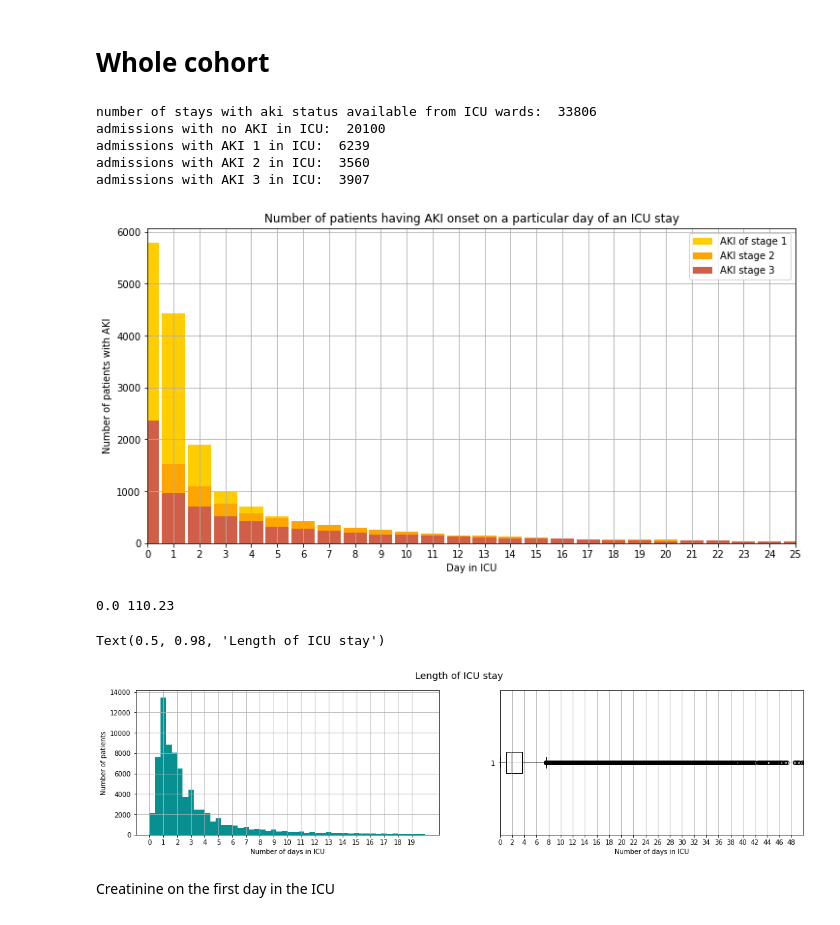
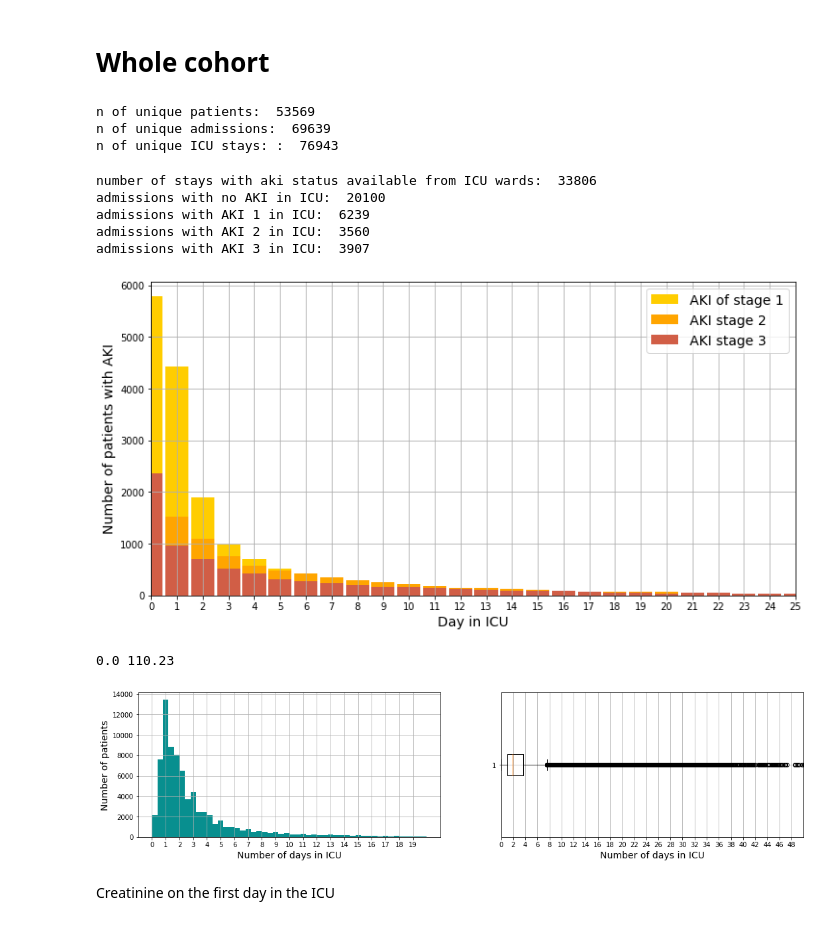
Before and after one commit to maslenkovas/aki_prediction, a Jupyter notebook: other/Cohort_analysis.ipynb, the cells around one changed output. Drawn from its saved outputs; the diff is of its cells as text; code cells hidden in the pictures.

```diff
--- a/other/Cohort_analysis.ipynb
+++ b/other/Cohort_analysis.ipynb
@@ -71,5 +88,13 @@ data_icustays['outtime'] = pd.to_datetime(data_icustays['outtime'], format=forma
 # %% [markdown]
 # Whole cohort
+# %%
+print('n of unique patients: ', (data_icustays.subject_id.unique().shape[0]))
+print('n of unique admissions: ', (data_icustays.hadm_id.unique().shape[0]))
+print('n of unique ICU stays: : ', (data_icustays.stay_id.unique().shape[0]))
+# %% [output]
+n of unique patients:  53569
+n of unique admissions:  69639
+n of unique ICU stays: :  76943
 # %%
 print('number of stays with aki status available from ICU wards: ', \
                     aki_stage_labels_second_day.stay_id.unique().shape[0])
@@ -122,42 +147,41 @@ fig, (ax2) = plt.subplots(1, 1, figsize=(12, 6), sharex=False)
 ax2.set_xticks(index1)
 # ax2.set_yticks(np.arange(0, 3000, 100))
 ax2.set_xlim([0,25])
-ax2.set_xlabel('Day in ICU')
-ax2.set_ylabel('Number of patients with AKI')
+ax2.set_xlabel('Day in ICU', fontsize = 14)
+ax2.set_ylabel('Number of patients with AKI', fontsize = 14)
 # ax2.bar(index0, values0, width=0.9, label='AKI of any stage')
 ax2.bar(index1, values1, width=0.9, label='AKI of stage 1', color='#FFCD00')
 ax2.bar(index2, values2, width=0.9, label='AKI stage 2', color='orange')
 ax2.bar(index3, values3, width=0.9, label='AKI stage 3', color='#D15E46')
-ax2.set_title('Number of patients having AKI onset on a particular day of an ICU stay')
+# ax2.set_title('Number of patients having AKI onset on a particular day of an ICU stay')
 ax2.grid(True)
-ax2.legend()
+ax2.legend( fontsize = 14)
 
 plt.show()
 # %% [output]
-[figure, old version]
+[figure, new version]
 # %%
 from matplotlib import pyplot as plt
 
 print(np.round(data_icustays.los.min(),2) , np.round(data_icustays.los.max(), 2))
 
 fig, (ax1, ax2) = plt.subplots(1, 2, figsize=(18, 4), sharex=False)
 ax1.hist(data_icustays.los,  bins=50, range=(0,20),histtype ='bar', facecolor='#088F8F')
 ax1.set_xticks(np.arange(0, 20))
-ax1.set_xlabel('Number of days in ICU')
-ax1.set_ylabel('Number of patients')
+ax1.set_xlabel('Number of days in ICU', fontsize=14)
+ax1.set_ylabel('Number of patients', fontsize=14)
 ax1.grid()
 
 ax2.boxplot(data_icustays.los, vert=False)
 ax2.set_xticks(np.arange(0, 50, 2 ))
 ax2.set_xlim([0,50])
-ax2.set_xlabel('Number of days in ICU')
+ax2.set_xlabel('Number of days in ICU', fontsize=14)
 ax2.grid()
 
-fig.suptitle("Length of ICU stay", fontsize="x-large")
+# fig.suptitle("Length of ICU stay", fontsize="x-large")
 # %% [output]
 0.0 110.23
-Text(0.5, 0.98, 'Length of ICU stay')
-[figure, old version]
+[figure, new version]
 # %% [markdown]
 Creatinine on the first day in the ICU
 # %%
```
Also changed, not shown: parts of 13 cells of this notebook, 6 other files.
